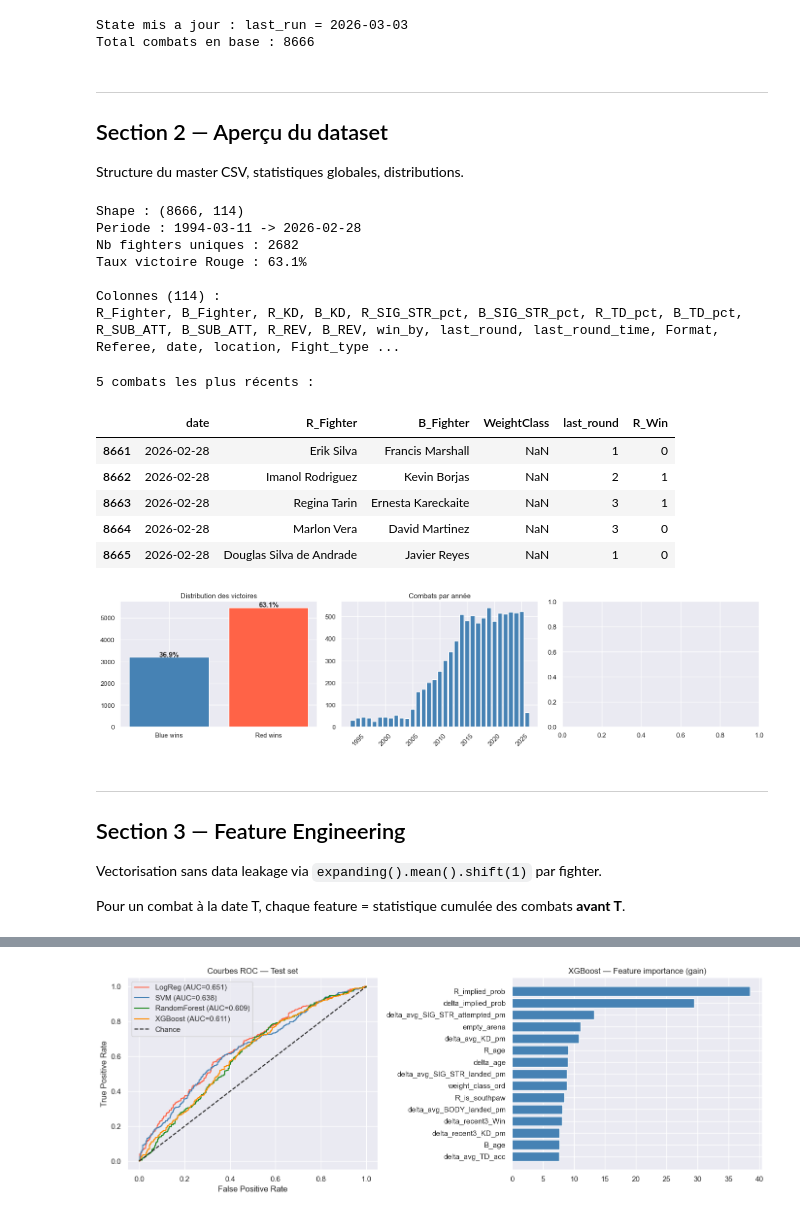
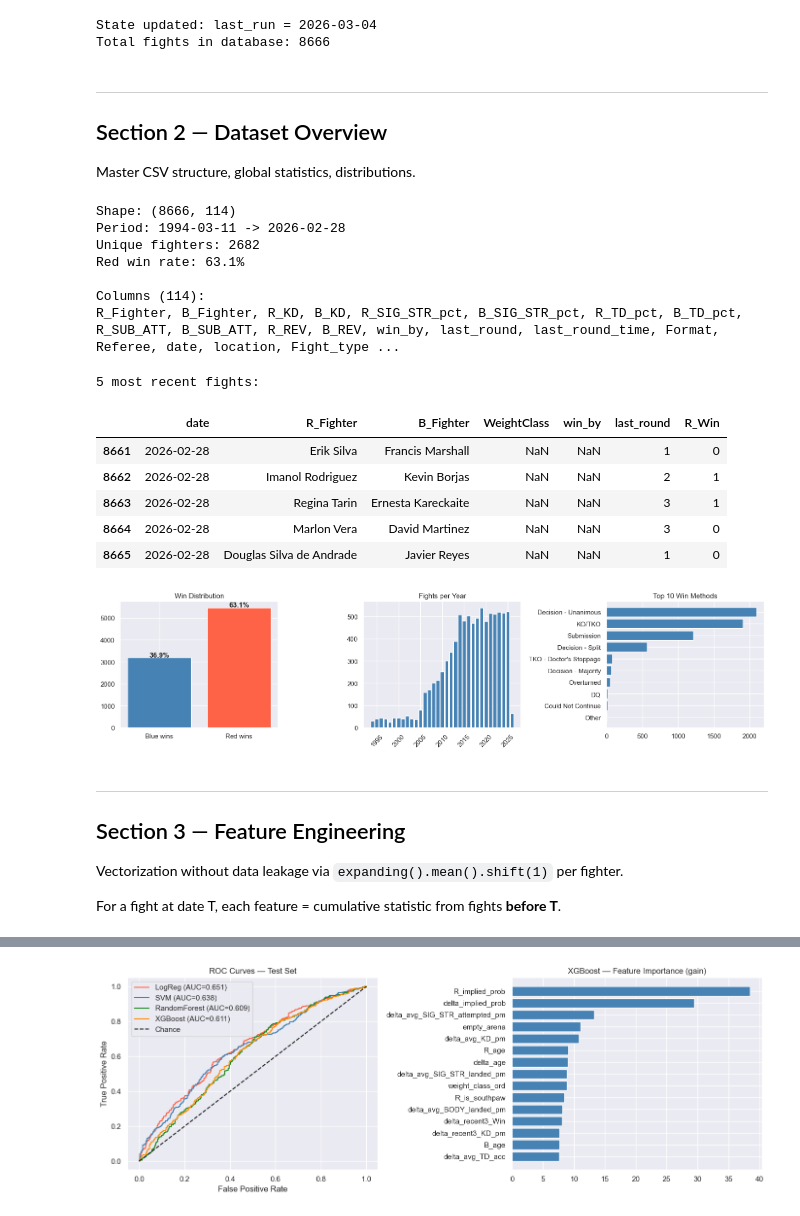
Before and after one commit to tnadiedjoa/Rating-UFC, a Jupyter notebook: UFC_Pipeline.ipynb, the cells around one changed output, grey strips where cells are left out. Cells and saved outputs as stored; diff of their text form; code cells hidden in the pictures.

```diff
--- a/UFC_Pipeline.ipynb
+++ b/UFC_Pipeline.ipynb
@@ -126,5 +124,5 @@ Scraper UFC — mode incremental (depuis : 2026-03-03)
 # %%
-# Mise à jour du state file
+# Update state file
 today_str = date.today().isoformat()
 state['last_run'] = today_str
 state['n_fights_total'] = len(df_master)
@@ -132,87 +130,88 @@ os.makedirs(os.path.dirname(STATE_FILE), exist_ok=True)
 with open(STATE_FILE, 'w') as f:
     json.dump(state, f, indent=2)
 
-print(f'State mis a jour : last_run = {today_str}')
-print(f'Total combats en base : {len(df_master)}')
+print(f'State updated: last_run = {today_str}')
+print(f'Total fights in database: {len(df_master)}')
 # %% [output]
-State mis a jour : last_run = 2026-03-03
-Total combats en base : 8666
+State updated: last_run = 2026-03-04
+Total fights in database: 8666
 # %% [markdown]
 ---
-## Section 2 — Aperçu du dataset
+## Section 2 — Dataset Overview
 
-Structure du master CSV, statistiques globales, distributions.
+Master CSV structure, global statistics, distributions.
 # %%
 df = pd.read_csv(MASTER_CSV)
 df['date'] = pd.to_datetime(df['date'], errors='coerce')
 df = df.sort_values('date').reset_index(drop=True)
 
-print(f'Shape : {df.shape}')
-print(f'Periode : {df["date"].min().date()} -> {df["date"].max().date()}')
-print(f'Nb fighters uniques : {pd.concat([df["R_Fighter"], df["B_Fighter"]]).nunique()}')
-print(f'Taux victoire Rouge : {df["R_Win"].mean()*100:.1f}%')
+print(f'Shape: {df.shape}')
+print(f'Period: {df["date"].min().date()} -> {df["date"].max().date()}')
+print(f'Unique fighters: {pd.concat([df["R_Fighter"], df["B_Fighter"]]).nunique()}')
+print(f'Red win rate: {df["R_Win"].mean()*100:.1f}%')
 
-# Colonnes disponibles
-print(f'\nColonnes ({len(df.columns)}) :')
+# Available columns
+print(f'\nColumns ({len(df.columns)}):')
 print(', '.join(df.columns.tolist()))
 # %% [output]
-Shape : (8666, 114)
-Periode : 1994-03-11 -> 2026-02-28
-Nb fighters uniques : 2682
-Taux victoire Rouge : 63.1%
+Shape: (8666, 114)
+Period: 1994-03-11 -> 2026-02-28
+Unique fighters: 2682
+Red win rate: 63.1%
 
-Colonnes (114) :
+Columns (114):
 R_Fighter, B_Fighter, R_KD, B_KD, R_SIG_STR_pct, B_SIG_STR_pct, R_TD_pct, B_TD_pct, R_SUB_ATT, B_SUB_ATT, R_REV, B_REV, win_by, last_round, last_round_time, Format, Referee, date, location, Fight_type ...
 # %%
-# Aperçu des 5 combats les plus récents
+# 5 most recent fights
 display_cols = [c for c in ['date','R_Fighter','B_Fighter','WeightClass',
-                             'method','last_round','R_Win'] if c in df.columns]
-print('5 combats les plus récents :')
+                             'win_by','last_round','R_Win'] if c in df.columns]
+print('5 most recent fights:')
 df[display_cols].tail(5)
 # %% [output]
-5 combats les plus récents :
+5 most recent fights:
-|  | date | R_Fighter | B_Fighter | WeightClass | last_round | R_Win |
-| 8661 | 2026-02-28 | Erik Silva | Francis Marshall | NaN | 1 | 0 |
-| 8662 | 2026-02-28 | Imanol Rodriguez | Kevin Borjas | NaN | 2 | 1 |
-| 8663 | 2026-02-28 | Regina Tarin | Ernesta Kareckaite | NaN | 3 | 1 |
-| 8664 | 2026-02-28 | Marlon Vera | David Martinez | NaN | 3 | 0 |
-| 8665 | 2026-02-28 | Douglas Silva de Andrade | Javier Reyes | NaN | 1 | 0 |
+|  | date | R_Fighter | B_Fighter | WeightClass | win_by | last_round | R_Win |
+| 8661 | 2026-02-28 | Erik Silva | Francis Marshall | NaN | NaN | 1 | 0 |
+| 8662 | 2026-02-28 | Imanol Rodriguez | Kevin Borjas | NaN | NaN | 2 | 1 |
+| 8663 | 2026-02-28 | Regina Tarin | Ernesta Kareckaite | NaN | NaN | 3 | 1 |
+| 8664 | 2026-02-28 | Marlon Vera | David Martinez | NaN | NaN | 3 | 0 |
+| 8665 | 2026-02-28 | Douglas Silva de Andrade | Javier Reyes | NaN | NaN | 1 | 0 |
 # %%
 fig, axes = plt.subplots(1, 3, figsize=(16, 4))
 
-# Distribution victoires
+# Win distribution
 win_counts = df['R_Win'].value_counts()
 axes[0].bar(['Blue wins', 'Red wins'],
             [win_counts.get(0, 0), win_counts.get(1, 0)],
             color=['steelblue', 'tomato'])
-axes[0].set_title('Distribution des victoires')
+axes[0].set_title('Win Distribution')
 for i, v in enumerate([win_counts.get(0, 0), win_counts.get(1, 0)]):
     axes[0].text(i, v + 20, f'{v/len(df)*100:.1f}%', ha='center', fontweight='bold')
 
-# Combats par année
+# Fights per year
 df['year'] = df['date'].dt.year
 yearly = df.groupby('year').size()
 axes[1].bar(yearly.index, yearly.values, color='steelblue', edgecolor='white')
-axes[1].set_title('Combats par année')
+axes[1].set_title('Fights per Year')
 axes[1].tick_params(axis='x', rotation=45)
 
-# Méthodes de victoire
-if 'method' in df.columns:
-    methods = df['method'].value_counts().head(10)
+# Win methods
+method_col = 'win_by' if 'win_by' in df.columns else 'method'
+if method_col in df.columns:
+    methods = df[method_col].value_counts().head(10)
     axes[2].barh(methods.index[::-1], methods.values[::-1], color='steelblue')
-    axes[2].set_title('Top 10 méthodes de victoire')
+    axes[2].set_title('Top 10 Win Methods')
 
 plt.tight_layout()
 plt.show()
 # %% [output]
-[figure, old version]
+[figure, new version]
 # %% [markdown]
 ---
 ## Section 3 — Feature Engineering
 
-Vectorisation sans data leakage via `expanding().mean().shift(1)` par fighter.
+Vectorization without data leakage via `expanding().mean().shift(1)` per fighter.
 
-Pour un combat à la date T, chaque feature = statistique cumulée des combats **avant T**.
+For a fight at date T, each feature = cumulative statistic from fights **before T**.
 # %%
 from src.processing.feature_engineering import build_features, get_feature_cols
 
```
Also changed, not shown: parts of 21 cells of this notebook, 13 other files.
